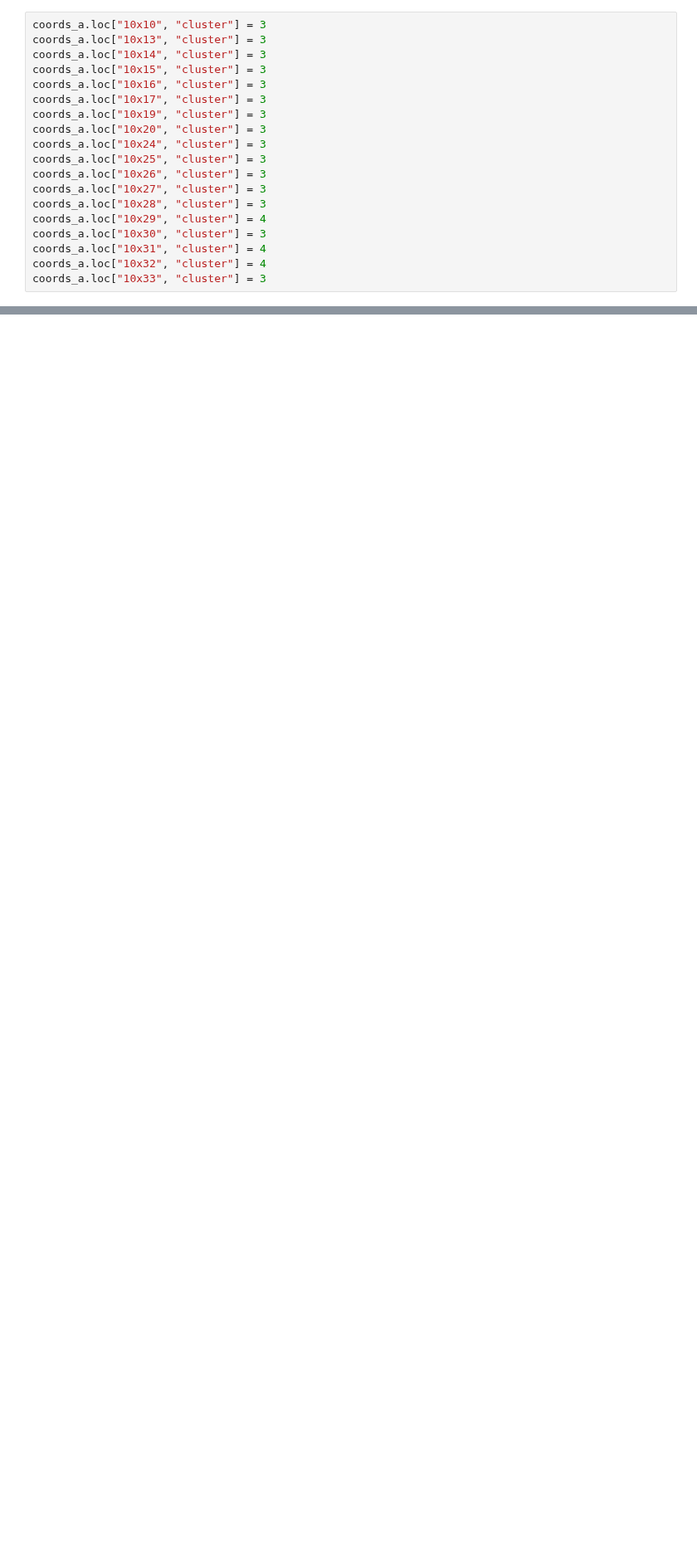
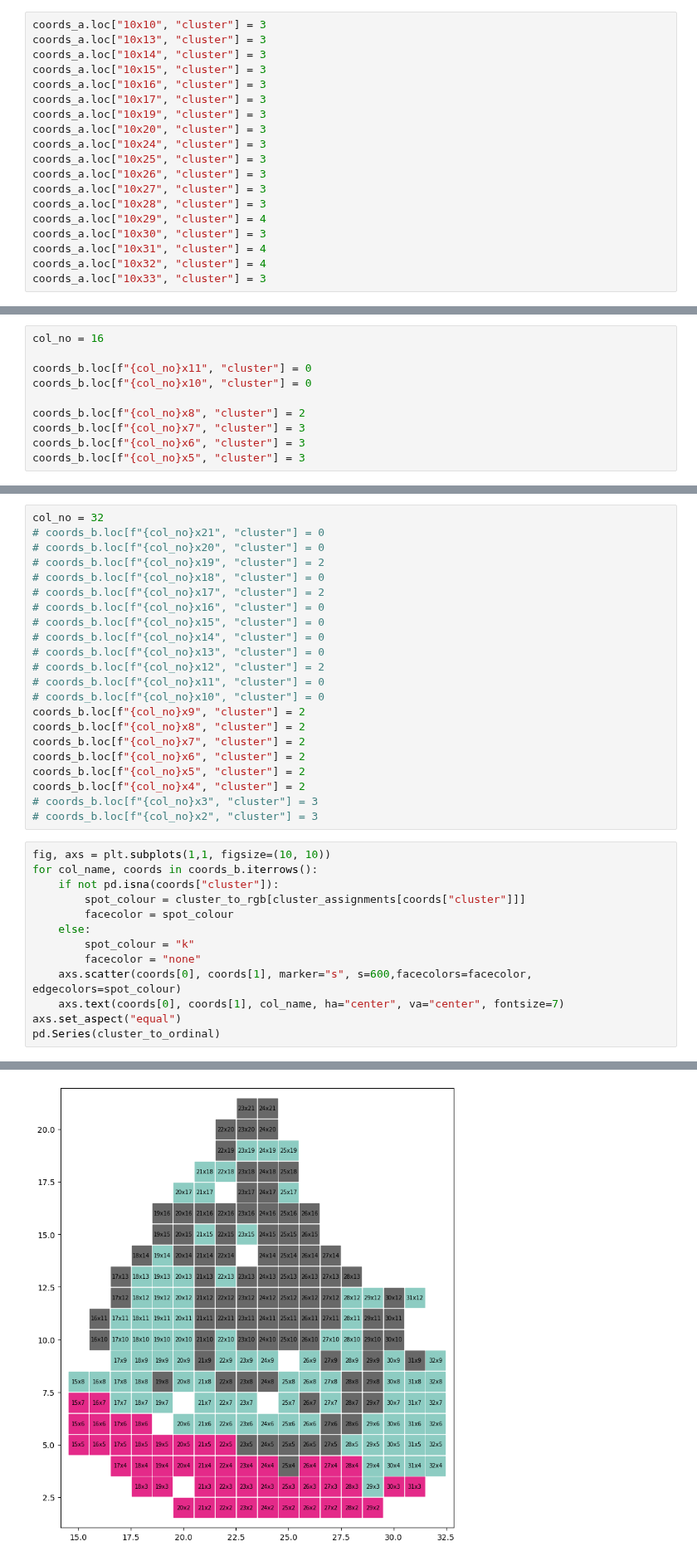
Before and after one commit to williamrobotma/AGrEDA, a Jupyter notebook: pdac_eda.ipynb, the cells around one changed output, grey strips where cells are left out. Shown at 83% size. Cells and saved outputs as stored; diff of their text form; blank space fills up the shorter version.

```diff
--- a/pdac_eda.ipynb
+++ b/pdac_eda.ipynb
@@ -156,0 +853,10 @@ for col_name, coords in coords_a.iterrows():
+# %%
+col_no = 16
+
+coords_b.loc[f"{col_no}x11", "cluster"] = 0
+coords_b.loc[f"{col_no}x10", "cluster"] = 0
+
+coords_b.loc[f"{col_no}x8", "cluster"] = 2
+coords_b.loc[f"{col_no}x7", "cluster"] = 3
+coords_b.loc[f"{col_no}x6", "cluster"] = 3
+coords_b.loc[f"{col_no}x5", "cluster"] = 3
@@ -156,0 +1163,36 @@ for col_name, coords in coords_a.iterrows():
+# %%
+col_no = 32
+# coords_b.loc[f"{col_no}x21", "cluster"] = 0
+# coords_b.loc[f"{col_no}x20", "cluster"] = 0
+# coords_b.loc[f"{col_no}x19", "cluster"] = 2
+# coords_b.loc[f"{col_no}x18", "cluster"] = 0
+# coords_b.loc[f"{col_no}x17", "cluster"] = 2
+# coords_b.loc[f"{col_no}x16", "cluster"] = 0
+# coords_b.loc[f"{col_no}x15", "cluster"] = 0
+# coords_b.loc[f"{col_no}x14", "cluster"] = 0
+# coords_b.loc[f"{col_no}x13", "cluster"] = 0
+# coords_b.loc[f"{col_no}x12", "cluster"] = 2
+# coords_b.loc[f"{col_no}x11", "cluster"] = 0
+# coords_b.loc[f"{col_no}x10", "cluster"] = 0
+coords_b.loc[f"{col_no}x9", "cluster"] = 2
+coords_b.loc[f"{col_no}x8", "cluster"] = 2
+coords_b.loc[f"{col_no}x7", "cluster"] = 2
+coords_b.loc[f"{col_no}x6", "cluster"] = 2
+coords_b.loc[f"{col_no}x5", "cluster"] = 2
+coords_b.loc[f"{col_no}x4", "cluster"] = 2
+# coords_b.loc[f"{col_no}x3", "cluster"] = 3
+# coords_b.loc[f"{col_no}x2", "cluster"] = 3
+# %%
+fig, axs = plt.subplots(1,1, figsize=(10, 10))
+for col_name, coords in coords_b.iterrows():
+    if not pd.isna(coords["cluster"]):
+        spot_colour = cluster_to_rgb[cluster_assignments[coords["cluster"]]]
+        facecolor = spot_colour
+    else:
+        spot_colour = "k"
+        facecolor = "none"
+    axs.scatter(coords[0], coords[1], marker="s", s=600,facecolors=facecolor, edgecolors=spot_colour)
+    axs.text(coords[0], coords[1], col_name, ha="center", va="center", fontsize=7)
+axs.set_aspect("equal")
+pd.Series(cluster_to_ordinal)
+# %% [output]
@@ -156,0 +1205 @@ for col_name, coords in coords_a.iterrows():
+[figure, added]
```
Also changed, not shown: parts of 46 cells of this notebook.
